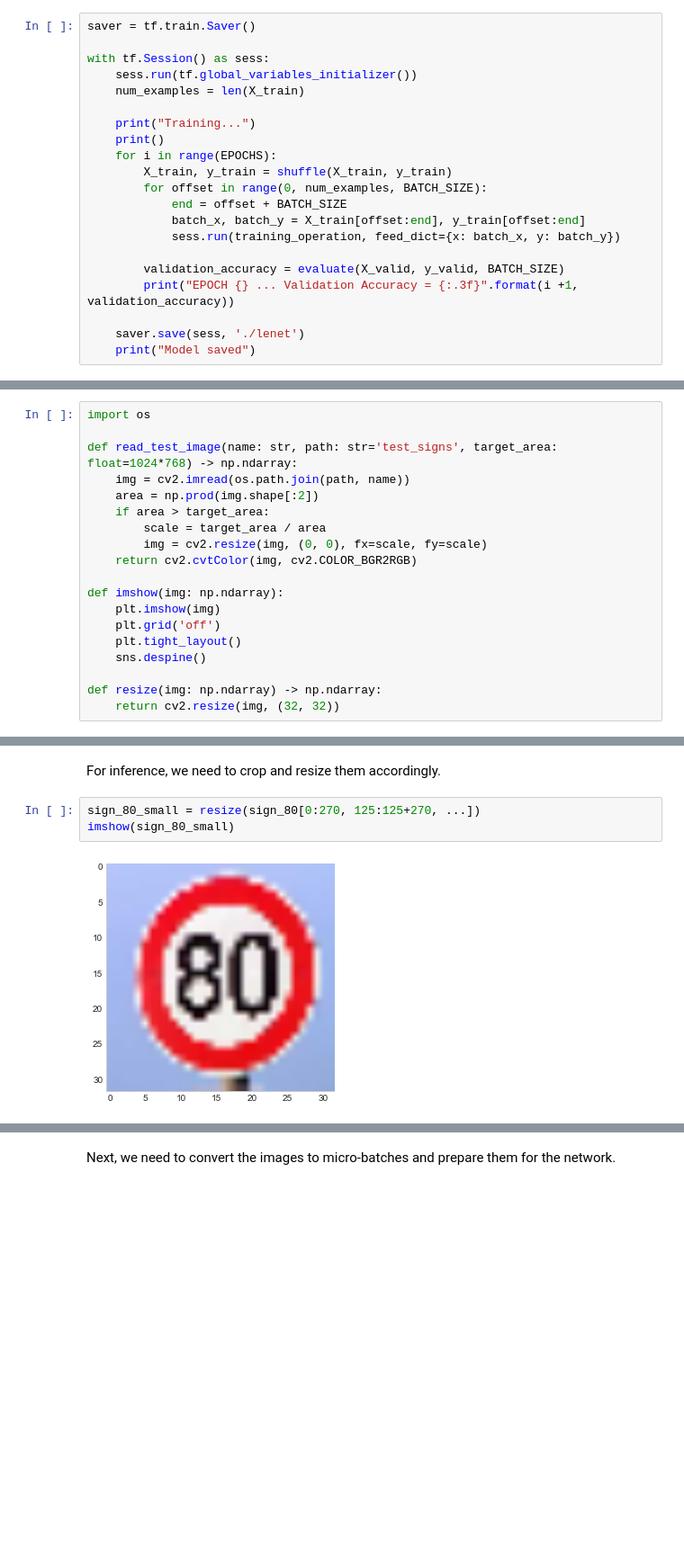
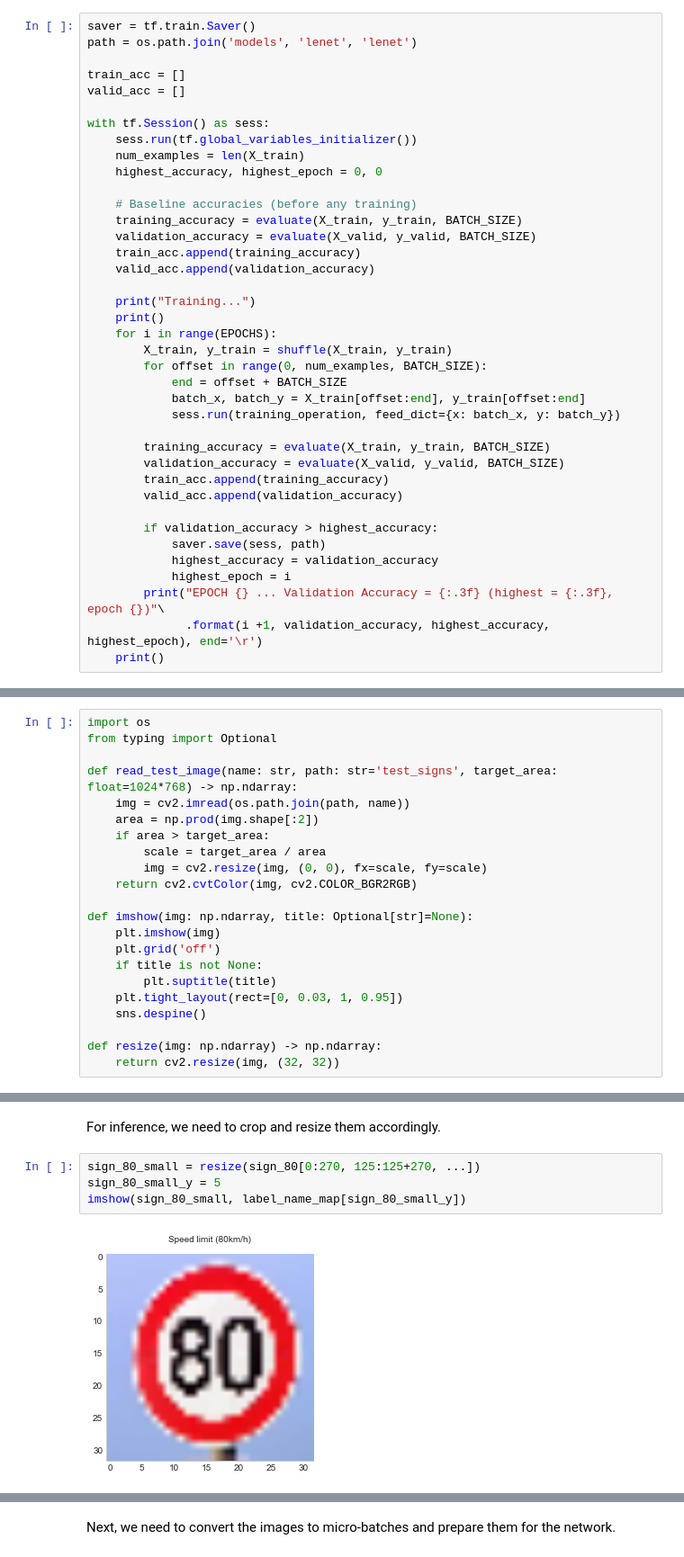
Before and after one commit to sunsided/CarND-Traffic-Sign-Classifier-Project, a Jupyter notebook: Traffic_Sign_Classifier.ipynb, the cells around one changed output, grey strips where cells are left out. Shown at 90% size. Saved outputs shown, nothing was run; the diff lists cells and outputs as text; blank space fills up the shorter version.

Commit message:
Add evaluation and visualization

```diff
--- a/Traffic_Sign_Classifier.ipynb
+++ b/Traffic_Sign_Classifier.ipynb
@@ -592,10 +597,21 @@ EPOCHS = 20
 BATCH_SIZE = 64
 # %%
 saver = tf.train.Saver()
+path = os.path.join('models', 'lenet', 'lenet')
+
+train_acc = []
+valid_acc = []
 
 with tf.Session() as sess:
     sess.run(tf.global_variables_initializer())
     num_examples = len(X_train)
+    highest_accuracy, highest_epoch = 0, 0
+
+    # Baseline accuracies (before any training)
+    training_accuracy = evaluate(X_train, y_train, BATCH_SIZE)
+    validation_accuracy = evaluate(X_valid, y_valid, BATCH_SIZE)
+    train_acc.append(training_accuracy)
+    valid_acc.append(validation_accuracy)
 
     print("Training...")
     print()
@@ -606,11 +622,18 @@ with tf.Session() as sess:
             batch_x, batch_y = X_train[offset:end], y_train[offset:end]
             sess.run(training_operation, feed_dict={x: batch_x, y: batch_y})
 
+        training_accuracy = evaluate(X_train, y_train, BATCH_SIZE)
         validation_accuracy = evaluate(X_valid, y_valid, BATCH_SIZE)
-        print("EPOCH {} ... Validation Accuracy = {:.3f}".format(i +1, validation_accuracy))
+        train_acc.append(training_accuracy)
+        valid_acc.append(validation_accuracy)
 
-    saver.save(sess, './lenet')
-    print("Model saved")
+        if validation_accuracy > highest_accuracy:
+            saver.save(sess, path)
+            highest_accuracy = validation_accuracy
+            highest_epoch = i
+        print("EPOCH {} ... Validation Accuracy = {:.3f} (highest = {:.3f}, epoch {})"\
+              .format(i +1, validation_accuracy, highest_accuracy, highest_epoch), end='\r')
+    print()
 # %% [output]
 Training...
 
@@ -641,6 +650,7 @@ You may find `signnames.csv` useful as it contains mappings from the class id (i
 ### Load and Output the Images
 # %%
 import os
+from typing import Optional
 
 def read_test_image(name: str, path: str='test_signs', target_area: float=1024*768) -> np.ndarray:
     img = cv2.imread(os.path.join(path, name))
@@ -650,10 +660,12 @@ def read_test_image(name: str, path: str='test_signs', target_area: float=1024*7
         img = cv2.resize(img, (0, 0), fx=scale, fy=scale)
     return cv2.cvtColor(img, cv2.COLOR_BGR2RGB)
 
-def imshow(img: np.ndarray):
+def imshow(img: np.ndarray, title: Optional[str]=None):
     plt.imshow(img)
     plt.grid('off')
-    plt.tight_layout()
+    if title is not None:
+        plt.suptitle(title)
+    plt.tight_layout(rect=[0, 0.03, 1, 0.95])
     sns.despine()
 
 def resize(img: np.ndarray) -> np.ndarray:
@@ -689,8 +701,9 @@ imshow(sign_yield)
 For inference, we need to crop and resize them accordingly.
 # %%
 sign_80_small = resize(sign_80[0:270, 125:125+270, ...])
-imshow(sign_80_small)
+sign_80_small_y = 5
+imshow(sign_80_small, label_name_map[sign_80_small_y])
 # %% [output]
-[figure, old version]
+[figure, new version]
 # %%
 sign_glaette_small = resize(sign_glaette[0:300, 90:360, ...])
```
Also changed, not shown: parts of 30 cells of this notebook.
